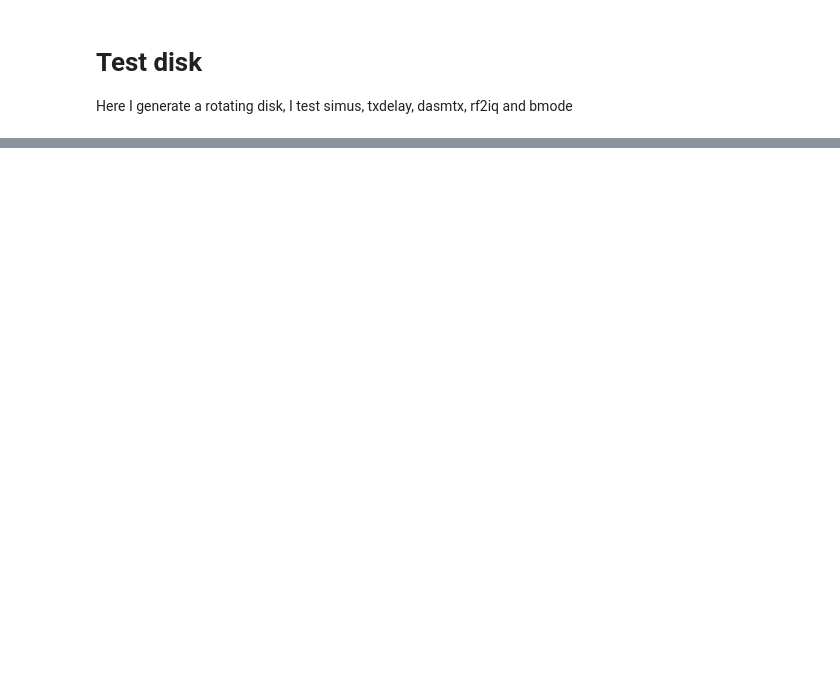
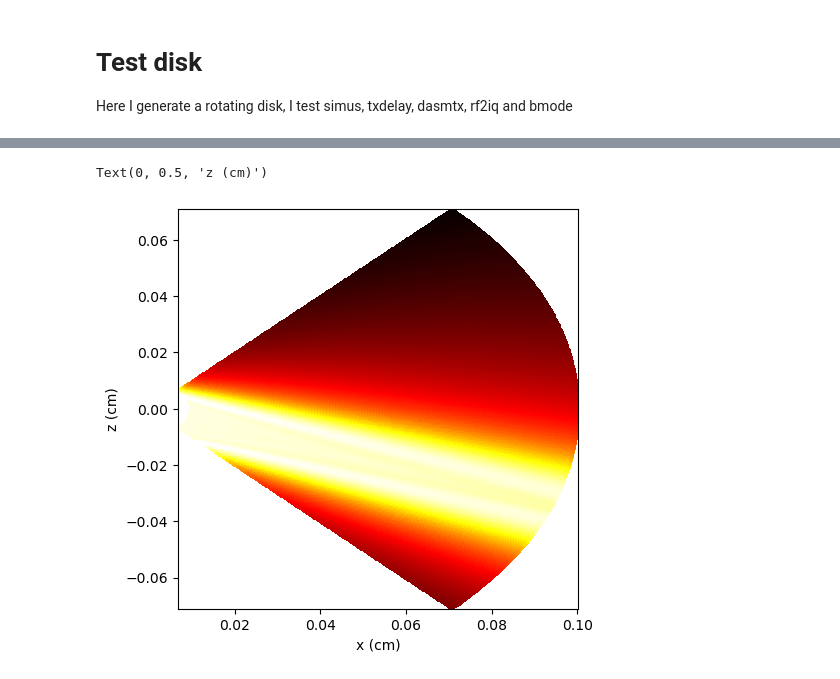
Before and after one commit to creatis-ULTIM/PyMUST, a Jupyter notebook: examples/rotatingDiskVelocitySynthetic.ipynb, the cells around one changed output, grey strips where cells are left out. Saved outputs shown, nothing was run; the diff lists cells and outputs as text; code cells hidden in the pictures; blank space fills up the shorter version.

```diff
--- a/examples/rotatingDiskVelocitySynthetic.ipynb
+++ b/examples/rotatingDiskVelocitySynthetic.ipynb
@@ -80,6 +76,19 @@ Mdas = pymust.dasmtx(IQ[:,:,0],x,z,param)
 IQb = np.zeros((x.shape[0], x.shape[1], nreps), dtype = np.complex128)
 for i in tqdm.notebook.tqdm(range(nreps)):
     IQb[:, :, i] = (Mdas@IQ[:,:,i].flatten(order = 'F')).reshape(x.shape, order = 'F')
+# %%
+P, _, _ = pymust.pfield(x,[], z,txdel, param.copy()); # Copy the param, since otherwise TXapodization will be changed.
+P_db = 20*np.log10(P/np.max(P))
+fig = plt.figure(figsize=[5,5])
+ax = fig.add_axes([0.15,0.15,0.8,0.8])
+#fig.set_facecolor("black")
+ax.pcolormesh(z, x , P_db,edgecolors='face', cmap = 'hot')
+
+plt.xlabel('x (cm)')
+plt.ylabel('z (cm)')
+# %% [output]
+Text(0, 0.5, 'z (cm)')
+[figure, added]
 # %%
 b = pymust.bmode(IQb[:,:,0])
 fig = plt.figure(figsize=[5,5])
```
Also changed, not shown: parts of 9 cells of this notebook, 9 other files.
